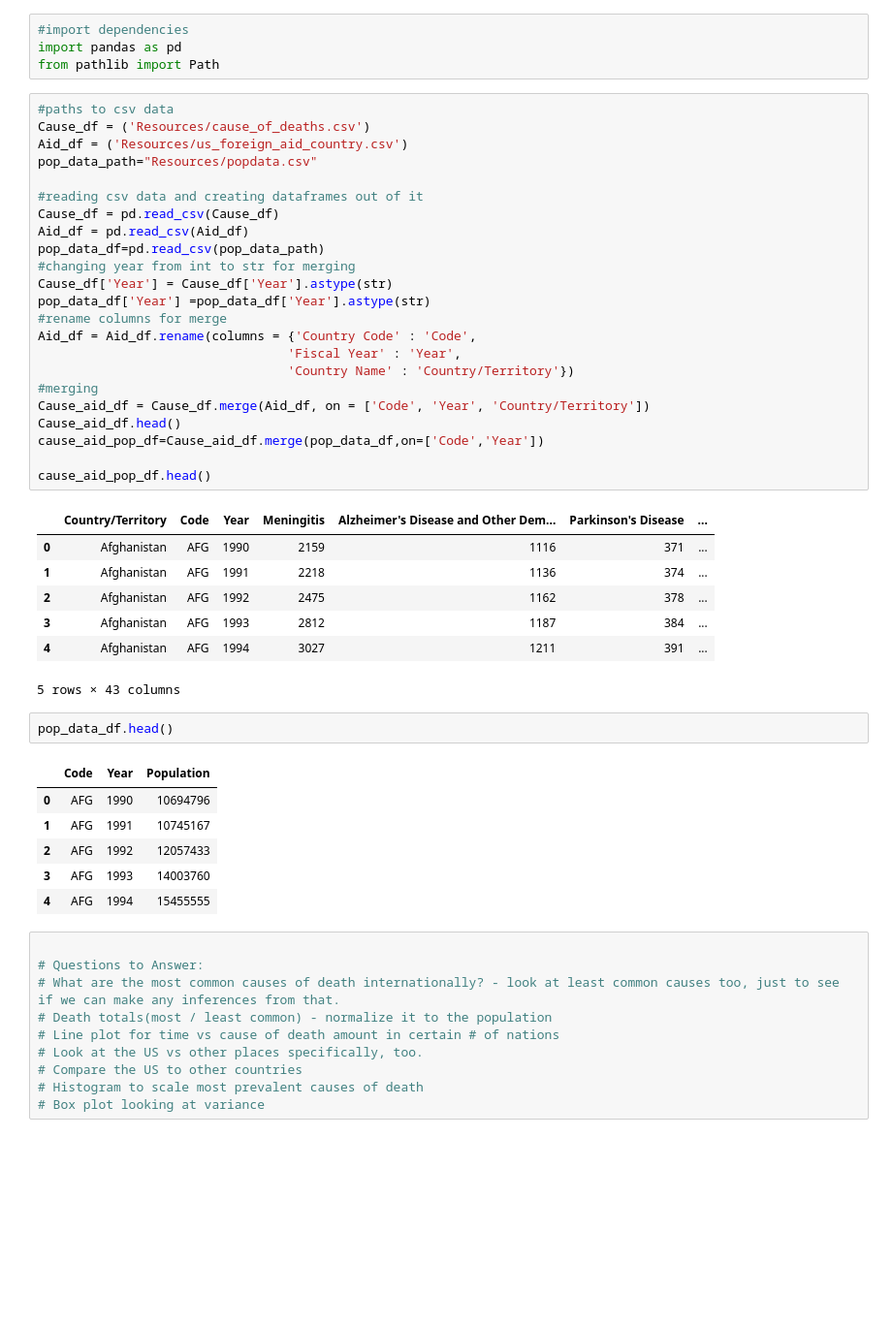
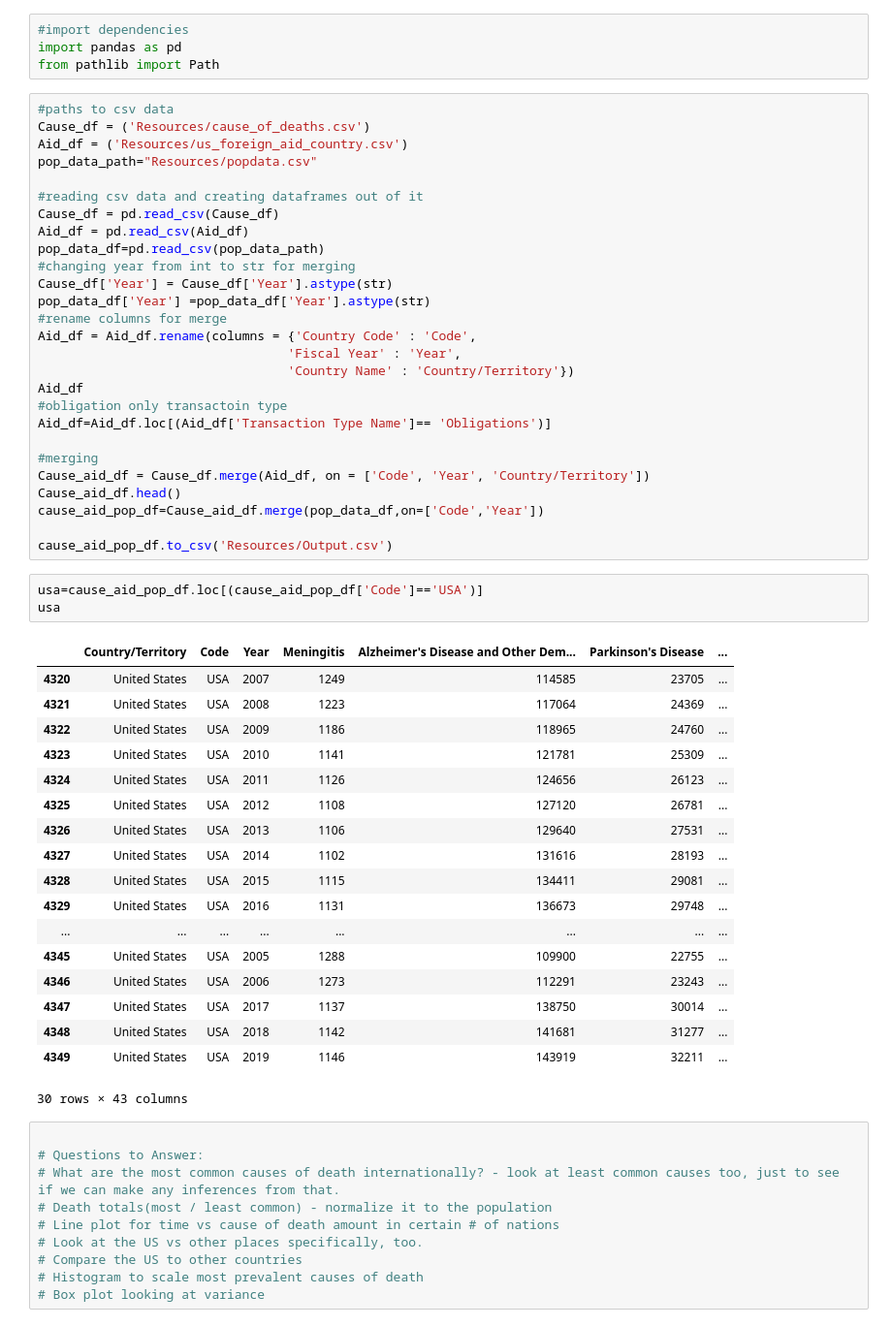
Before and after one commit to thomasjngo/Cause-of-Death-Analysis, a Jupyter notebook: Cause of Death Analysis/CommonCausesofDeath.ipynb, the cells around one changed output. Shown at 97% size. Cells and saved outputs as stored; diff of their text form; blank space fills up the shorter version.

```diff
--- a/Cause of Death Analysis/CommonCausesofDeath.ipynb
+++ b/Cause of Death Analysis/CommonCausesofDeath.ipynb
@@ -22,29 +22,38 @@ pop_data_df['Year'] =pop_data_df['Year'].astype(str)
 Aid_df = Aid_df.rename(columns = {'Country Code' : 'Code',
                                  'Fiscal Year' : 'Year',
                                  'Country Name' : 'Country/Territory'})
+Aid_df
+#obligation only transactoin type
+Aid_df=Aid_df.loc[(Aid_df['Transaction Type Name']== 'Obligations')]
+
 #merging
 Cause_aid_df = Cause_df.merge(Aid_df, on = ['Code', 'Year', 'Country/Territory'])
 Cause_aid_df.head()
 cause_aid_pop_df=Cause_aid_df.merge(pop_data_df,on=['Code','Year'])
 
-cause_aid_pop_df.head()
+cause_aid_pop_df.to_csv('Resources/Output.csv')
-# %% [output]
-|  | Country/Territory | Code | Year | Meningitis | Alzheimer's Disease and Other Dem... | Parkinson's Disease | ... |
-| 0 | Afghanistan | AFG | 1990 | 2159 | 1116 | 371 | ... |
-| 1 | Afghanistan | AFG | 1991 | 2218 | 1136 | 374 | ... |
-| 2 | Afghanistan | AFG | 1992 | 2475 | 1162 | 378 | ... |
-| 3 | Afghanistan | AFG | 1993 | 2812 | 1187 | 384 | ... |
-| 4 | Afghanistan | AFG | 1994 | 3027 | 1211 | 391 | ... |
-5 rows × 43 columns
 # %%
-pop_data_df.head()
+usa=cause_aid_pop_df.loc[(cause_aid_pop_df['Code']=='USA')]
+usa
 # %% [output]
-|  | Code | Year | Population |
-| 0 | AFG | 1990 | 10694796 |
-| 1 | AFG | 1991 | 10745167 |
-| 2 | AFG | 1992 | 12057433 |
-| 3 | AFG | 1993 | 14003760 |
-| 4 | AFG | 1994 | 15455555 |
+|  | Country/Territory | Code | Year | Meningitis | Alzheimer's Disease and Other Dem... | Parkinson's Disease | ... |
+| 4320 | United States | USA | 2007 | 1249 | 114585 | 23705 | ... |
+| 4321 | United States | USA | 2008 | 1223 | 117064 | 24369 | ... |
+| 4322 | United States | USA | 2009 | 1186 | 118965 | 24760 | ... |
+| 4323 | United States | USA | 2010 | 1141 | 121781 | 25309 | ... |
+| 4324 | United States | USA | 2011 | 1126 | 124656 | 26123 | ... |
+| 4325 | United States | USA | 2012 | 1108 | 127120 | 26781 | ... |
+| 4326 | United States | USA | 2013 | 1106 | 129640 | 27531 | ... |
+| 4327 | United States | USA | 2014 | 1102 | 131616 | 28193 | ... |
+| 4328 | United States | USA | 2015 | 1115 | 134411 | 29081 | ... |
+| 4329 | United States | USA | 2016 | 1131 | 136673 | 29748 | ... |
+| ... | ... | ... | ... | ... | ... | ... | ... |
+| 4345 | United States | USA | 2005 | 1288 | 109900 | 22755 | ... |
+| 4346 | United States | USA | 2006 | 1273 | 112291 | 23243 | ... |
+| 4347 | United States | USA | 2017 | 1137 | 138750 | 30014 | ... |
+| 4348 | United States | USA | 2018 | 1142 | 141681 | 31277 | ... |
+| 4349 | United States | USA | 2019 | 1146 | 143919 | 32211 | ... |
+30 rows × 43 columns
 # %%
 
 # Questions to Answer:
```
Also changed, not shown: 2 other files.
